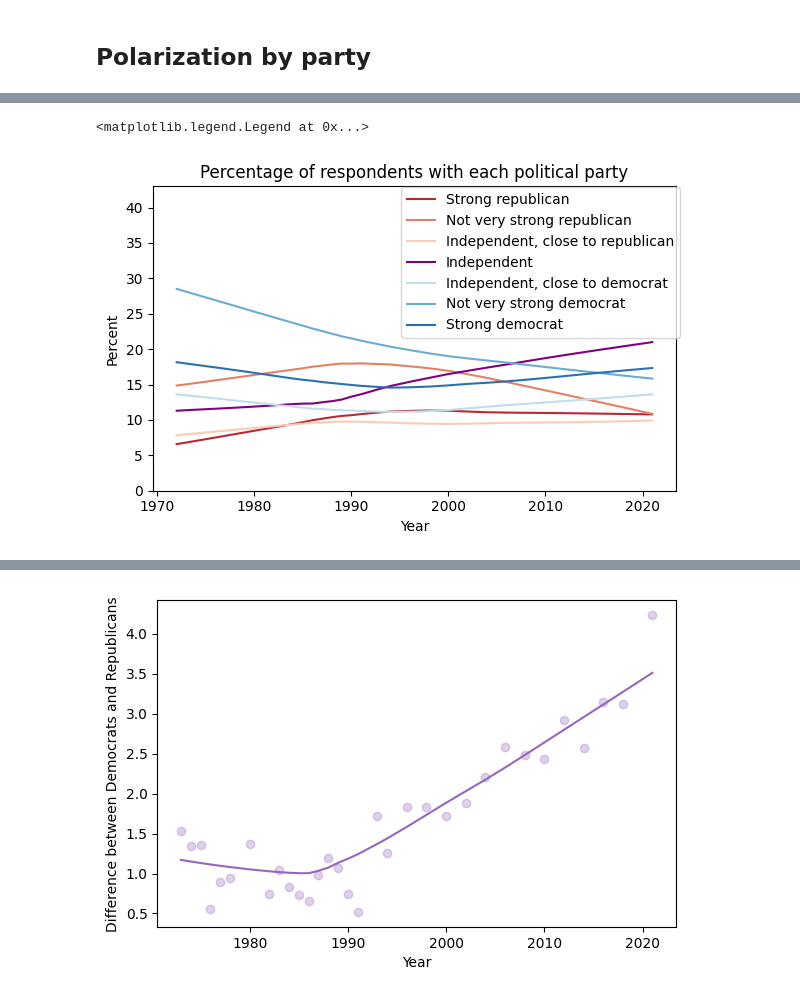
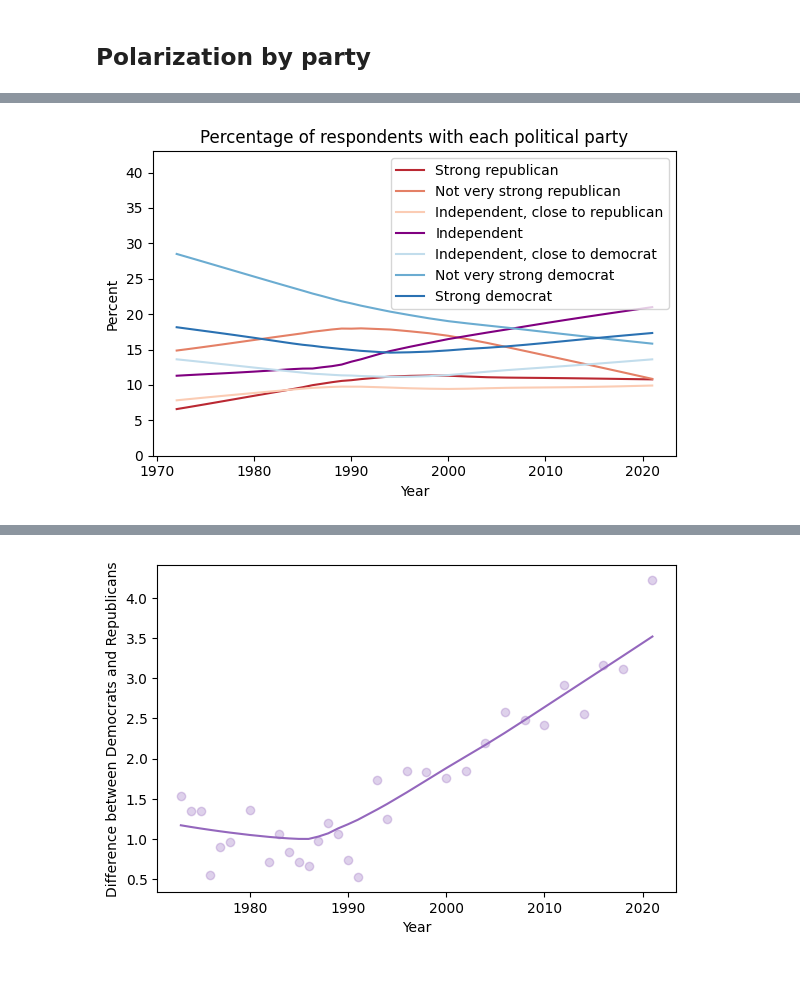
Before and after one commit to AllenDowney/PoliticalAlignmentCaseStudy, a Jupyter notebook: 05_alignment.ipynb, the cells around one changed output, grey strips where cells are left out. Cells and saved outputs as stored; diff of their text form; code cells hidden in the pictures.

```diff
--- a/05_alignment.ipynb
+++ b/05_alignment.ipynb
@@ -716,18 +697,17 @@ xtab = pd.crosstab(gss["year"], gss["party7"], normalize="index") * 100
 # %%
 for column in reversed(columns):
     plot_series_lowess(xtab[column], color_map[column])
 
 decorate(
     xlabel="Year",
     ylabel="Percent",
     ylim=[0, 43],
     title="Percentage of respondents with each political party",
 )
 
-plt.legend(bbox_to_anchor=(1.02, 1.02))
+plt.savefig("alignment8.jpg", dpi=600)
 # %% [output]
-<matplotlib.legend.Legend at 0x...>
-[figure, old version]
+[figure, new version]
 [interactive output not drawn]
 # %%
 recode_party = {
```
Also changed, not shown: parts of 36 cells of this notebook, 4 other files.
